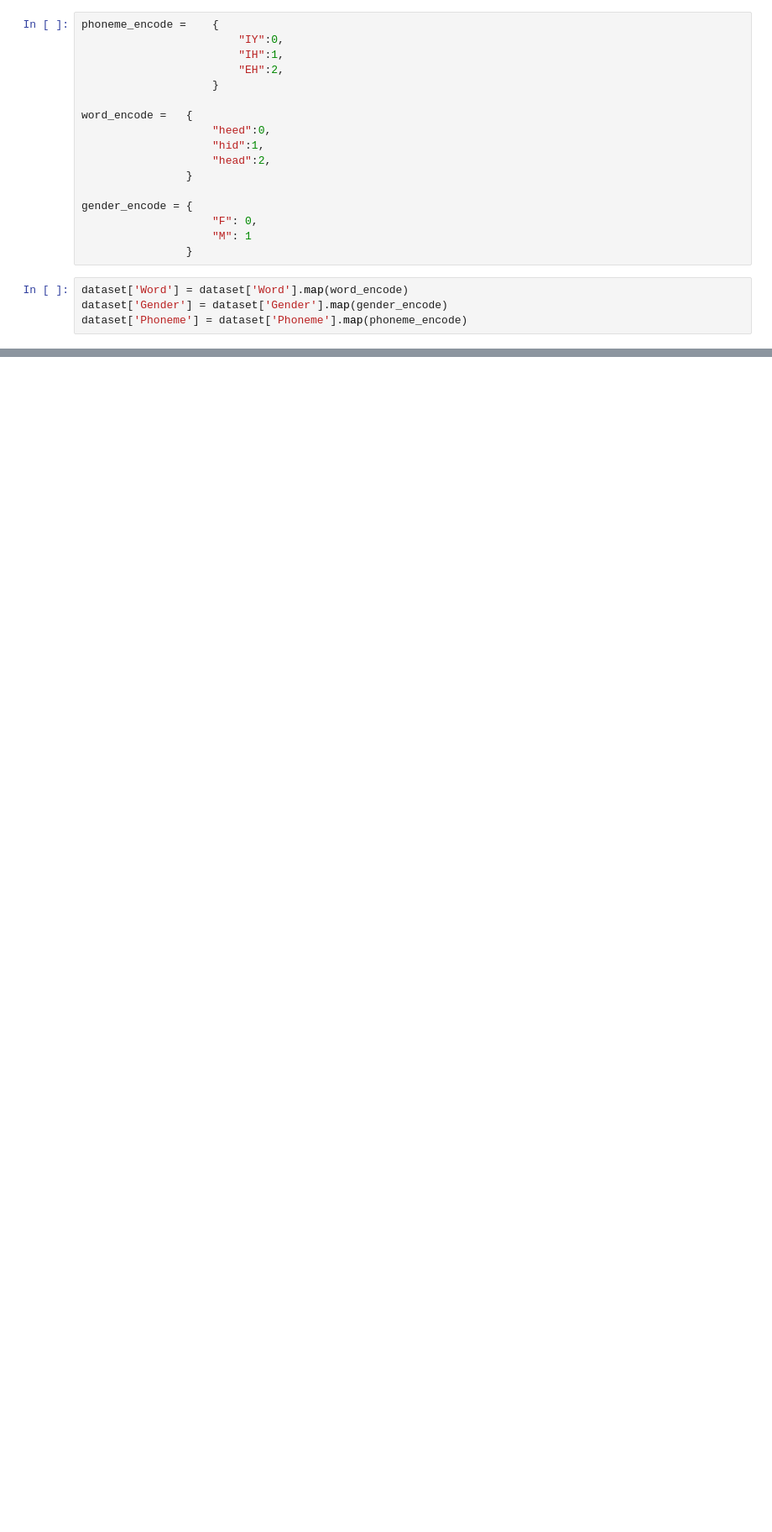
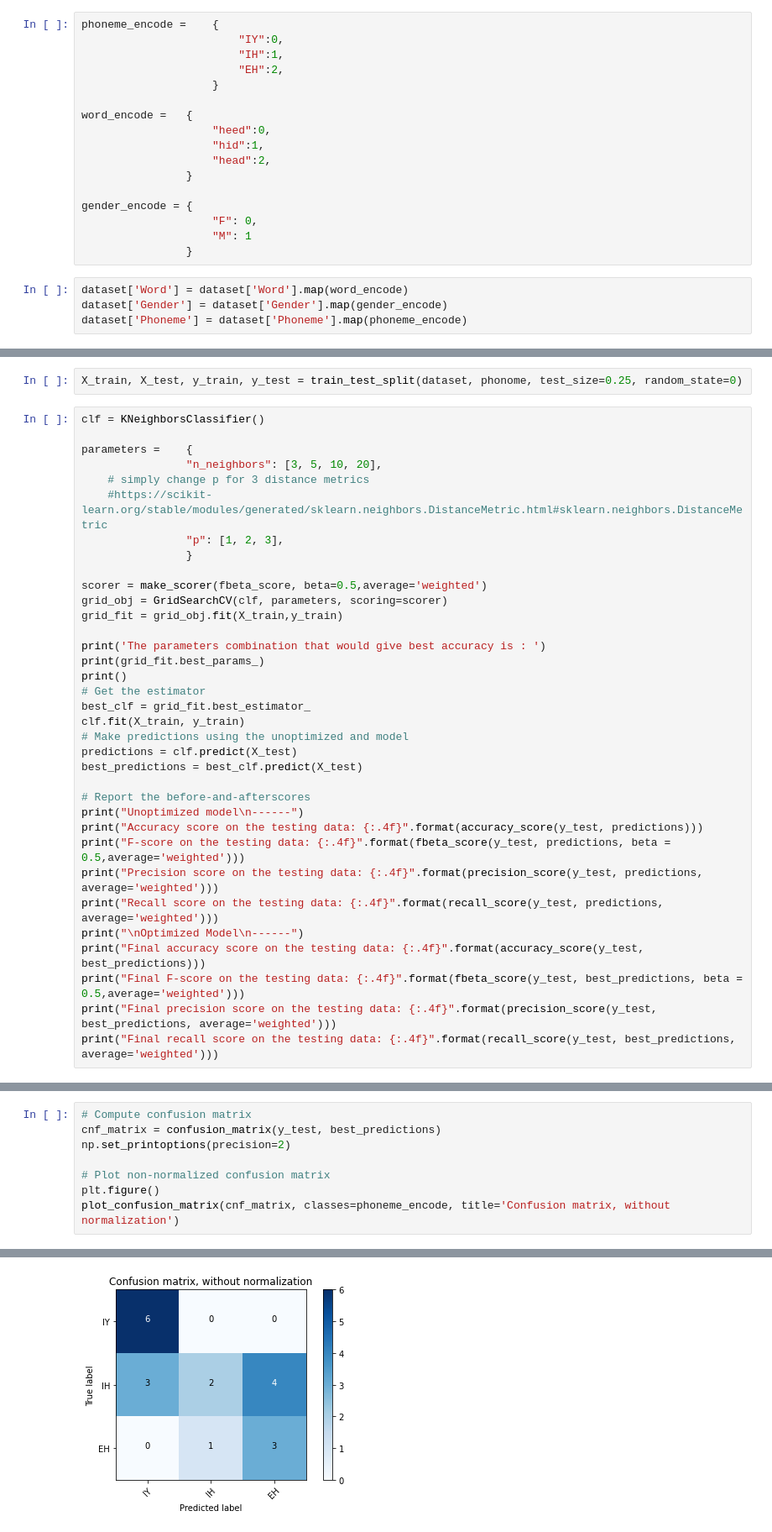
Before and after one commit to AidenWilliams/Speech-Phoneme-Analysis-and-Classification, a Jupyter notebook: Speech Phoneme Analysis and Classification.ipynb, the cells around one changed output, grey strips where cells are left out. Shown: that part at 84% size. Drawn from its saved outputs; the diff is of its cells as text; blank space fills up the shorter version.

```diff
--- a/Speech Phoneme Analysis and Classification.ipynb
+++ b/Speech Phoneme Analysis and Classification.ipynb
@@ -95,0 +223,37 @@ X_train, X_test, y_train, y_test = train_test_split(dataset, phenome, test_size=
+# %%
+X_train, X_test, y_train, y_test = train_test_split(dataset, phonome, test_size=0.25, random_state=0)
+# %%
+clf = KNeighborsClassifier()
+
+parameters =    {
+                "n_neighbors": [3, 5, 10, 20],
+    # simply change p for 3 distance metrics
+    #https://scikit-learn.org/stable/modules/generated/sklearn.neighbors.DistanceMetric.html#sklearn.neighbors.DistanceMetric
+                "p": [1, 2, 3],
+                }
+
+scorer = make_scorer(fbeta_score, beta=0.5,average='weighted')
+grid_obj = GridSearchCV(clf, parameters, scoring=scorer)
+grid_fit = grid_obj.fit(X_train,y_train)
+
+print('The parameters combination that would give best accuracy is : ')
+print(grid_fit.best_params_)
+print()
+# Get the estimator
+best_clf = grid_fit.best_estimator_
+clf.fit(X_train, y_train)
+# Make predictions using the unoptimized and model
+predictions = clf.predict(X_test)
+best_predictions = best_clf.predict(X_test)
+
+# Report the before-and-afterscores
+print("Unoptimized model\n------")
+print("Accuracy score on the testing data: {:.4f}".format(accuracy_score(y_test, predictions)))
+print("F-score on the testing data: {:.4f}".format(fbeta_score(y_test, predictions, beta = 0.5,average='weighted')))
+print("Precision score on the testing data: {:.4f}".format(precision_score(y_test, predictions, average='weighted')))
+print("Recall score on the testing data: {:.4f}".format(recall_score(y_test, predictions, average='weighted')))
+print("\nOptimized Model\n------")
+print("Final accuracy score on the testing data: {:.4f}".format(accuracy_score(y_test, best_predictions)))
+print("Final F-score on the testing data: {:.4f}".format(fbeta_score(y_test, best_predictions, beta = 0.5,average='weighted')))
+print("Final precision score on the testing data: {:.4f}".format(precision_score(y_test, best_predictions, average='weighted')))
+print("Final recall score on the testing data: {:.4f}".format(recall_score(y_test, best_predictions, average='weighted')))
@@ -95,0 +277,9 @@ X_train, X_test, y_train, y_test = train_test_split(dataset, phenome, test_size=
+# %%
+# Compute confusion matrix
+cnf_matrix = confusion_matrix(y_test, best_predictions)
+np.set_printoptions(precision=2)
+
+# Plot non-normalized confusion matrix
+plt.figure()
+plot_confusion_matrix(cnf_matrix, classes=phoneme_encode, title='Confusion matrix, without normalization')
+# %% [output]
@@ -95,0 +290 @@ X_train, X_test, y_train, y_test = train_test_split(dataset, phenome, test_size=
+[figure, added]
```
Also changed, not shown: parts of 11 cells of this notebook.
